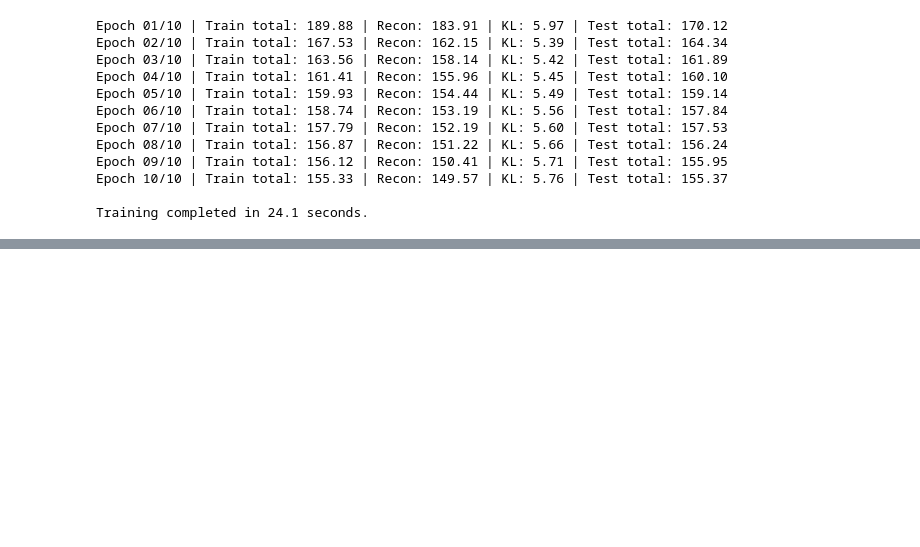
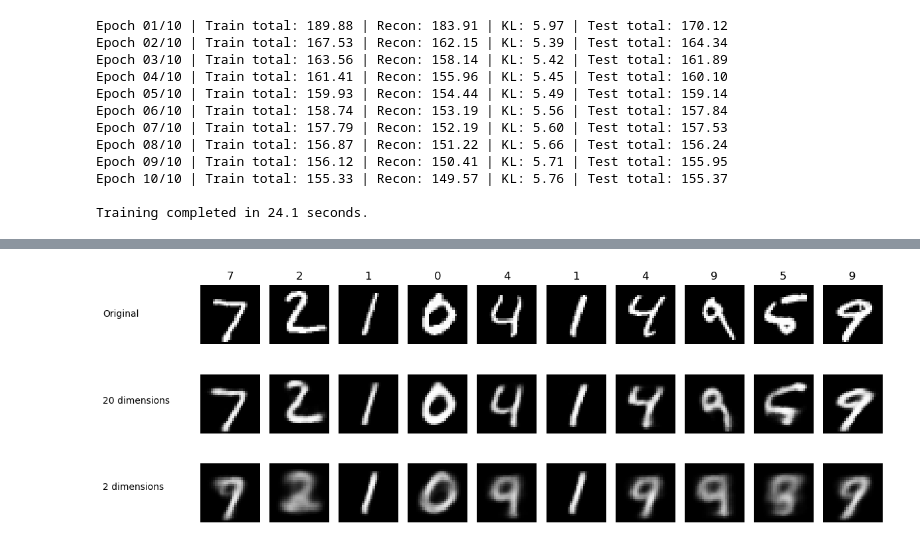
Before and after one commit to GUOLIKey/research-preparation, a Jupyter notebook: week4_vae.ipynb, the cells around one changed output, grey strips where cells are left out. Saved outputs shown, nothing was run; the diff lists cells and outputs as text; code cells hidden in the pictures; blank space fills up the shorter version.

```diff
--- a/week4_vae.ipynb
+++ b/week4_vae.ipynb
@@ -921,0 +950,45 @@ Training completed in 24.1 seconds.
+# %%
+baseline_model.eval()
+model_dim2.eval()
+
+with torch.no_grad():
+    comparison_images = example_images[:10].to(device)
+
+    mu_20, _ = baseline_model.encoder(comparison_images)
+    mu_2, _ = model_dim2.encoder(comparison_images)
+
+    reconstruction_20 = baseline_model.decoder(mu_20)
+    reconstruction_2 = model_dim2.decoder(mu_2)
+
+    image_rows = [
+        comparison_images.cpu(),
+        reconstruction_20.reshape(-1, 1, 28, 28).cpu(),
+        reconstruction_2.reshape(-1, 1, 28, 28).cpu(),
+    ]
+
+fig, axes = plt.subplots(3, 10, figsize=(12, 4.5))
+
+for row_index, image_batch in enumerate(image_rows):
+    for column_index in range(10):
+        ax = axes[row_index, column_index]
+
+        ax.imshow(
+            image_batch[column_index, 0].numpy(),
+            cmap="gray",
+            vmin=0,
+            vmax=1,
+        )
+
+        ax.axis("off")
+
+        if row_index == 0:
+            ax.set_title(str(example_labels[column_index].item()))
+
+fig.text(0.01, 0.79, "Original", va="center")
+fig.text(0.01, 0.50, "20 dimensions", va="center")
+fig.text(0.01, 0.21, "2 dimensions", va="center")
+
+plt.tight_layout(rect=[0.12, 0, 1, 1])
+plt.show()
+# %% [output]
+[figure, added]
```
Also changed, not shown: parts of 11 cells of this notebook.
